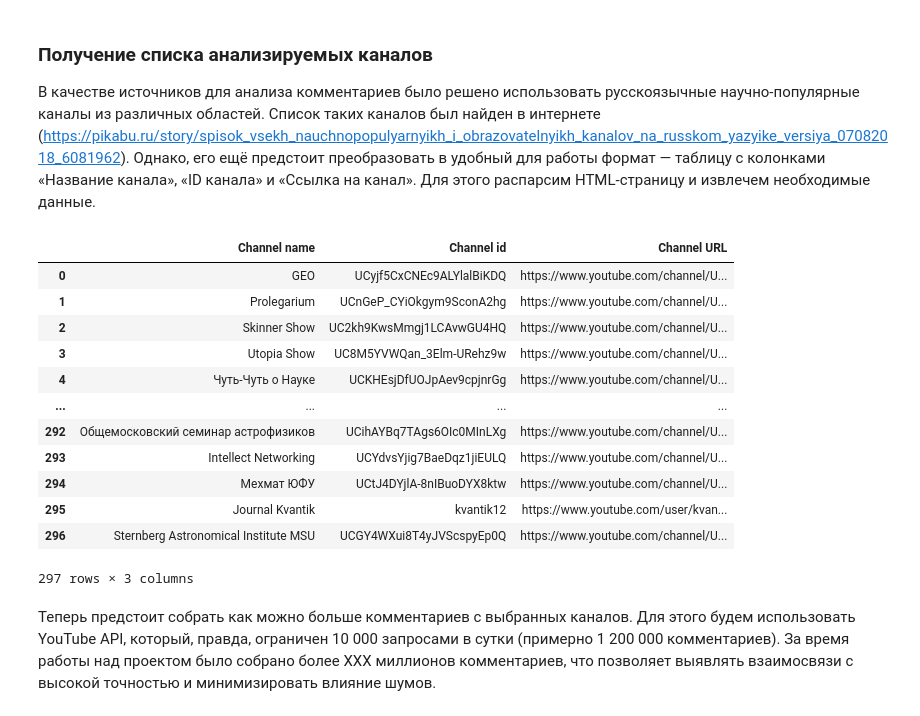
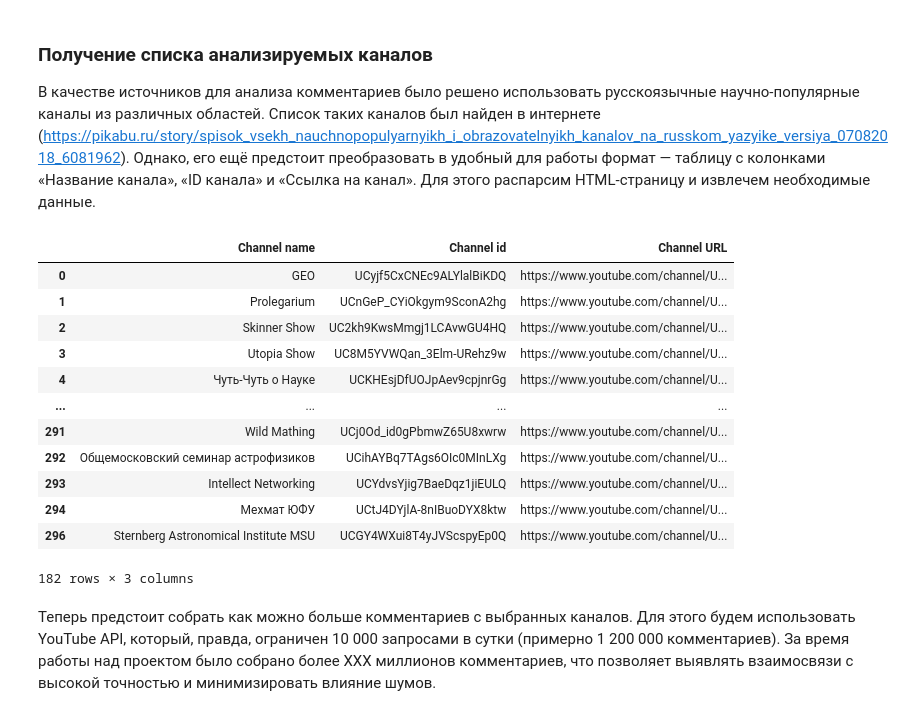
Before and after one commit to IBroccol/CommentsAnalyze, a Jupyter notebook: main.ipynb, the cells around one changed output. Saved outputs shown, nothing was run; the diff lists cells and outputs as text; code cells hidden in the pictures.

```diff
--- a/main.ipynb
+++ b/main.ipynb
@@ -4,50 +4,54 @@
 # %%
 import requests
 import re
 import pandas as pd
 from time import sleep
-import configparser
-
-config = configparser.ConfigParser()
-config.read("config.ini")
 
 if input('Load from file "channels.csv"? Y/n: ').lower() in ['y', '']:
     CHANNELS = pd.read_csv("channels.csv", index_col=0)
 else:
     url = 'https://pikabu.ru/story/spisok_vsekh_nauchnopopulyarnyikh_i_obrazovatelnyikh_kanalov_na_russkom_yazyike_versiya_07082018_6081962'
+
     while True:
         try:
-            r = requests.get(url)
-            break
-        except:
-            sleep(1)
-    page = r.text
+            response = requests.get(url)
+            break  # Break the loop if the request is successful
+        except requests.RequestException:
+            sleep(1)  # Wait before trying again if there's an error
 
-    names = re.findall(r'(?<=\"nofollow noopener\"\>)[^\<]+(?=\<\/a\>)', page)[1:-2]
-    ids = [id[id.find('/')+1:] for id in re.findall(r'(?<=https:\/\/www\.youtube\.com\/)[a-zA-z0-9\-\/]+', page)]
-    urls = re.findall(r'https:\/\/www\.youtube\.com[a-zA-z0-9\-\/]+', page)
+    page_content = response.text.replace("/featured", '').replace("/videos", '').replace("/feed", '')
+
+    # Extract channel names, IDs, and URLs using regular expressions
+    channel_names = re.findall(r'(?<=\"nofollow noopener\"\>)[^\<]+(?=\<\/a\>)', page_content)[1:-2]
+    channel_urls = re.findall(r'https:\/\/www\.youtube\.com[a-zA-Z0-9\-\/\_]+', page_content)
+    channel_ids = [channel_id[channel_id.rfind('/') + 1:] for channel_id in channel_urls]
 
 
-    CHANNELS = pd.DataFrame({"Channel name": names,
-                             "Channel id": ids,
-                             "Channel URL": urls})
+    CHANNELS = pd.DataFrame({
+        "Channel name": channel_names,
+        "Channel id": channel_ids,
+        "Channel URL": channel_urls
+    })
+
+    CHANNELS = CHANNELS[CHANNELS["Channel URL"].str.contains("/channel/")]
 
 CHANNELS.to_csv("channels.csv")
+
 CHANNELS
 # %% [output]
 |  | Channel name | Channel id | Channel URL |
 | 0 | GEO | UCyjf5CxCNEc9ALYlalBiKDQ | https://www.youtube.com/channel/U... |
 | 1 | Prolegarium | UCnGeP_CYiOkgym9SconA2hg | https://www.youtube.com/channel/U... |
 | 2 | Skinner Show | UC2kh9KwsMmgj1LCAvwGU4HQ | https://www.youtube.com/channel/U... |
 | 3 | Utopia Show | UC8M5YVWQan_3Elm-URehz9w | https://www.youtube.com/channel/U... |
 | 4 | Чуть-Чуть о Науке | UCKHEsjDfUOJpAev9cpjnrGg | https://www.youtube.com/channel/U... |
 | ... | ... | ... | ... |
+| 291 | Wild Mathing | UCj0Od_id0gPbmwZ65U8xwrw | https://www.youtube.com/channel/U... |
 | 292 | Общемосковский семинар астрофизиков | UCihAYBq7TAgs6OIc0MInLXg | https://www.youtube.com/channel/U... |
 | 293 | Intellect Networking | UCYdvsYjig7BaeDqz1jiEULQ | https://www.youtube.com/channel/U... |
 | 294 | Мехмат ЮФУ | UCtJ4DYjlA-8nIBuoDYX8ktw | https://www.youtube.com/channel/U... |
-| 295 | Journal Kvantik | kvantik12 | https://www.youtube.com/user/kvan... |
 | 296 | Sternberg Astronomical Institute MSU | UCGY4WXui8T4yJVScspyEp0Q | https://www.youtube.com/channel/U... |
-297 rows × 3 columns
+182 rows × 3 columns
 # %% [markdown]
 Теперь предстоит собрать как можно больше комментариев с выбранных каналов. Для этого будем использовать YouTube API, который, правда, ограничен 10 000 запросами в сутки (примерно 1 200 000 комментариев). За время работы над проектом было собрано более XXX миллионов комментариев, что позволяет выявлять взаимосвязи с высокой точностью и минимизировать влияние шумов.
 # %%
```
Also changed, not shown: parts of 12 cells of this notebook, 3 other files.
